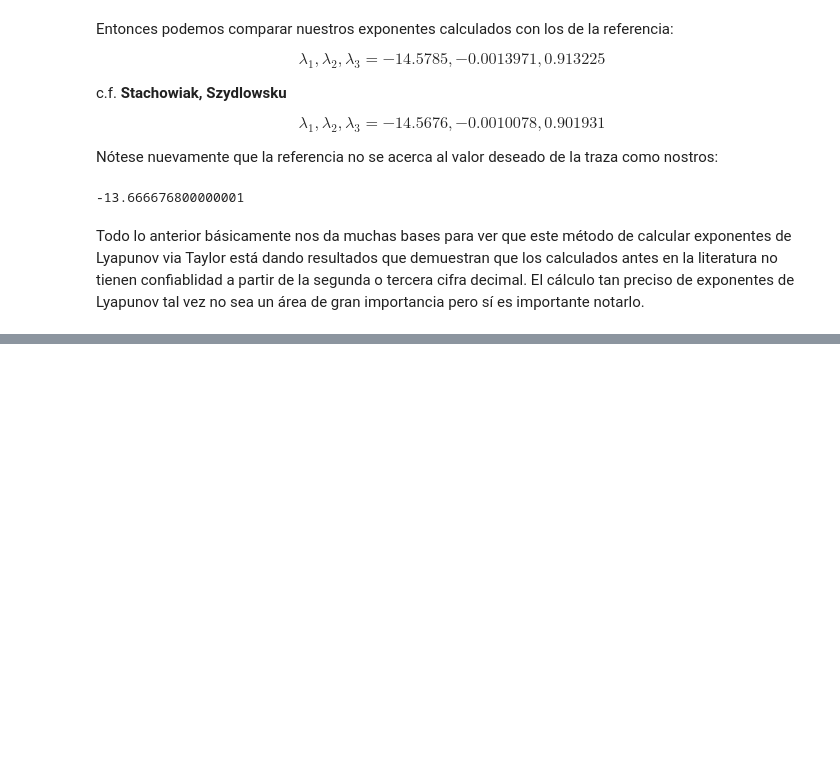
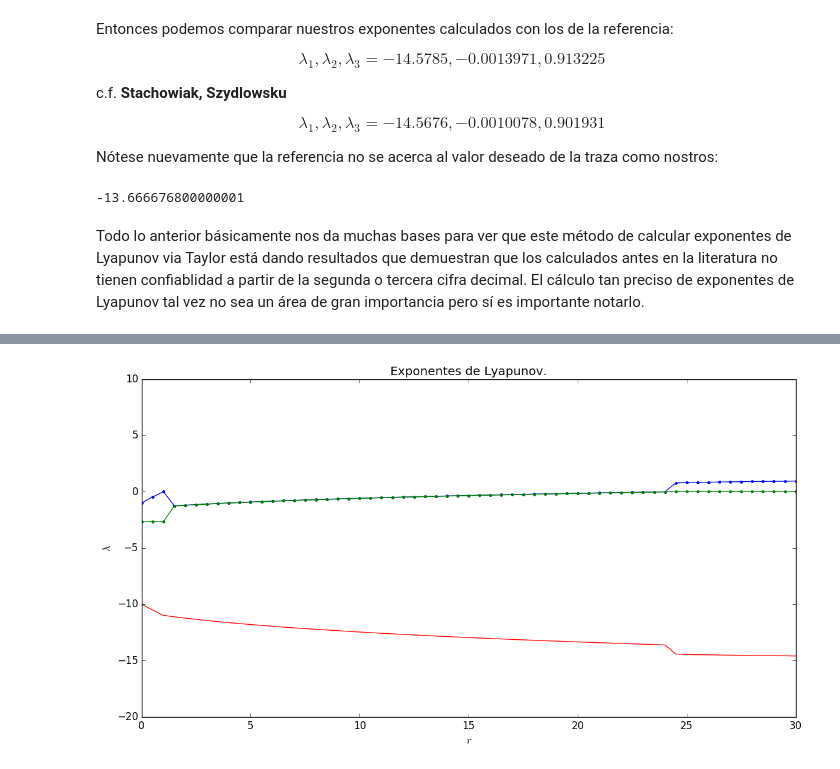
Before and after one commit to sontanon/ProyectoLorenz, a Jupyter notebook: ProyectoLorenz.ipynb, the cells around one changed output, grey strips where cells are left out. Cells and saved outputs as stored; diff of their text form; code cells hidden in the pictures; blank space fills up the shorter version.

Commit message:
Agrega archivo .tsv con exponentes de Lyapunov con r entre 0 y 30

```diff
--- a/ProyectoLorenz.ipynb
+++ b/ProyectoLorenz.ipynb
@@ -317,0 +361,16 @@ Todo lo anterior básicamente nos da muchas bases para ver que este método de c
+# %%
+file1 = open("l_exponents_0_30.tsv", "r")
+l0_30 = readdlm(file1)
+a, l1, l2, l3 = l0_30[:,1], l0_30[:,2], l0_30[:,3], l0_30[:,4];
+# %%
+fig = figure("lyapunov_exps", figsize=(14,7))
+plt.plot(a,l1);
+plt.plot(a,l2);
+plt.plot(a,l3);
+plt.ylim(-20,10)
+plt.xlabel(L"$r$");
+plt.ylabel(L"$\lambda$");
+plt.title("Exponentes de Lyapunov.");
+show()
+# %% [output]
+[figure, added]
```
Also changed, not shown: parts of 10 cells of this notebook, 1 other file.
